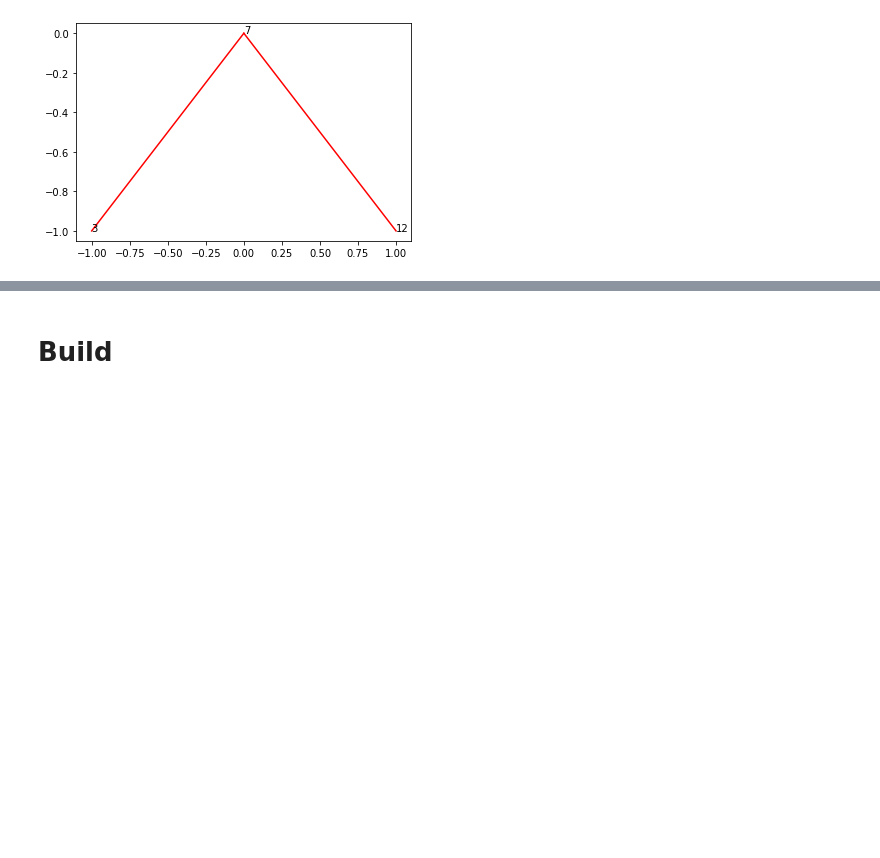
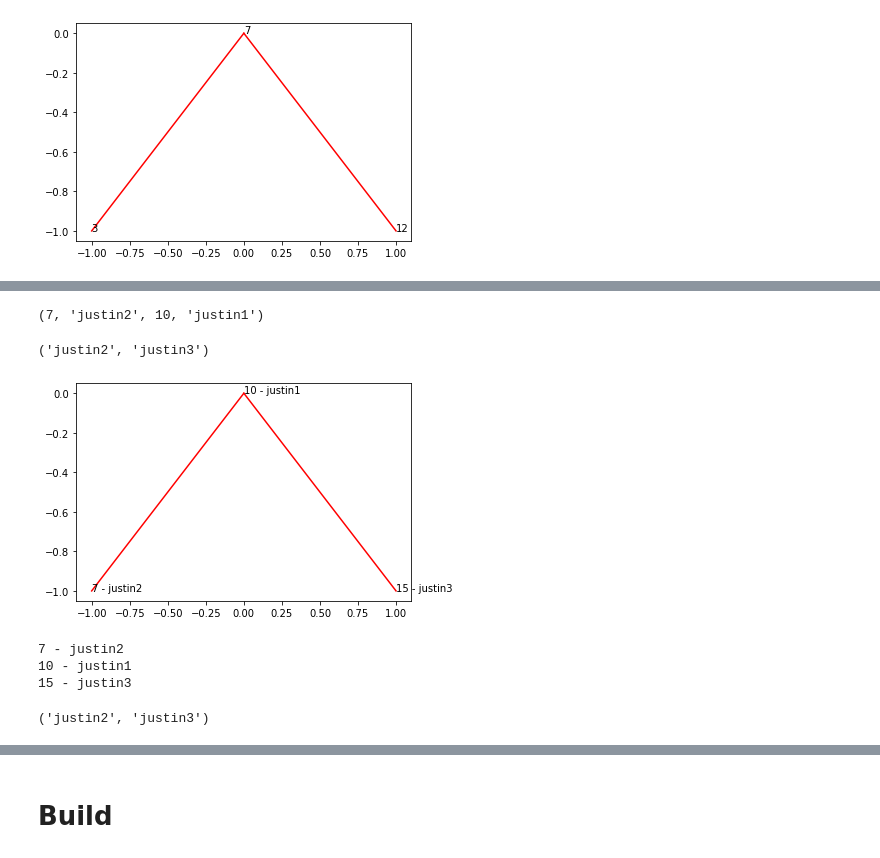
Before and after one commit to justinblaber/cs371, a Jupyter notebook: module17.ipynb, the cells around one changed output, grey strips where cells are left out. Saved outputs shown, nothing was run; the diff lists cells and outputs as text; code cells hidden in the pictures; blank space fills up the shorter version.

```diff
--- a/module17.ipynb
+++ b/module17.ipynb
@@ -190,0 +250,22 @@ tree.draw()
+# %%
+node1._swap(node2)
+node1.key, node1.val, node2.key, node2.val
+# %% [output]
+(7, 'justin2', 10, 'justin1')
+# %%
+node1 = TreeNode(10, 'justin1')
+node1 = node1.add(7,  'justin2')
+node1 = node1.add(15, 'justin3')
+node1.L.val, node1.R.val
+# %% [output]
+('justin2', 'justin3')
+# %%
+node1.draw(0, 0, 1, 1)
+# %% [output]
+[figure, added]
+# %%
+node1.inorder()
+# %% [output]
+7 - justin2
+10 - justin1
+15 - justin3
@@ -190,0 +274,4 @@ tree.draw()
+# %%
+node1.val, node1.R.val
+# %% [output]
+('justin2', 'justin3')
```
Also changed, not shown: parts of 70 cells of this notebook, 5 other files.
